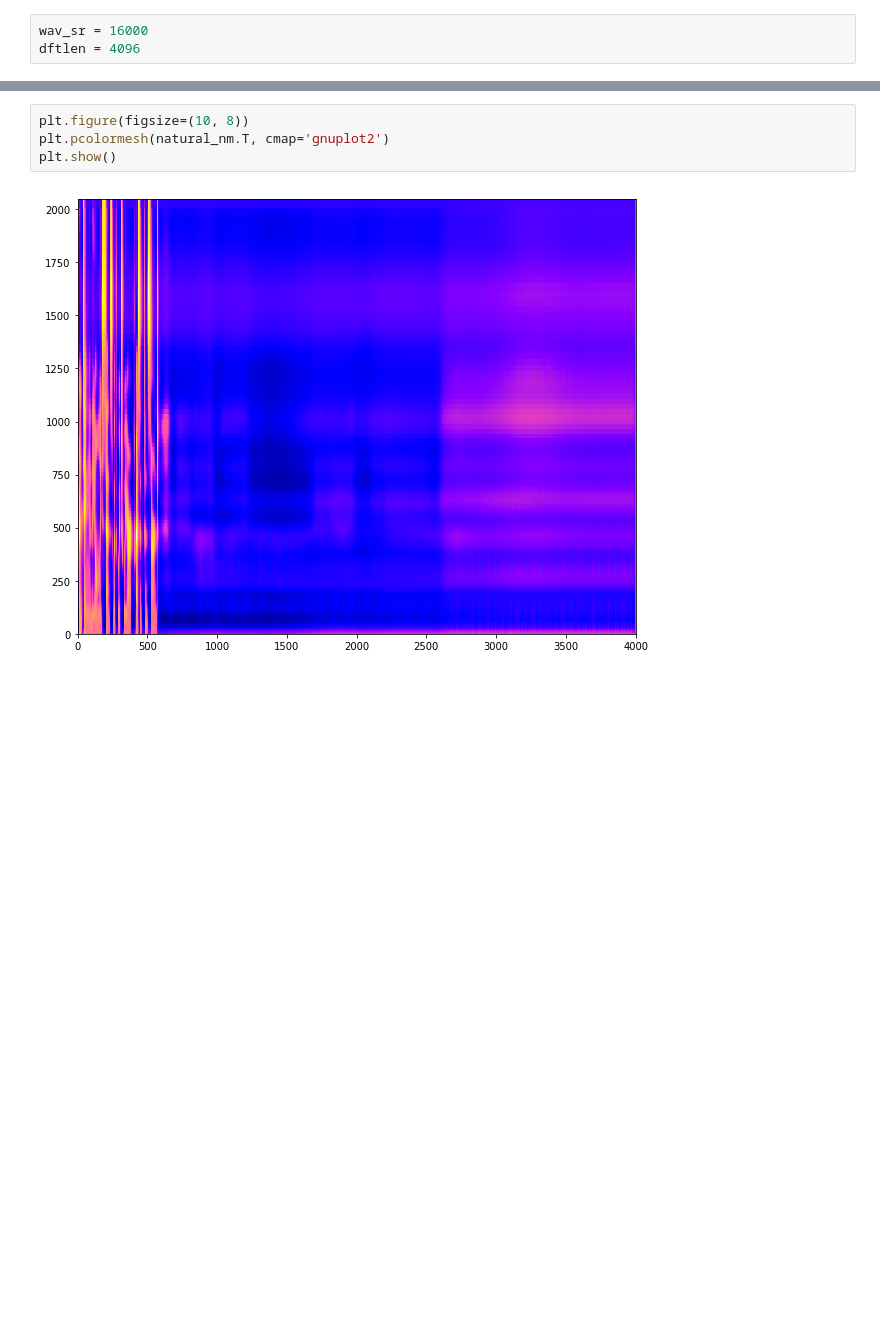
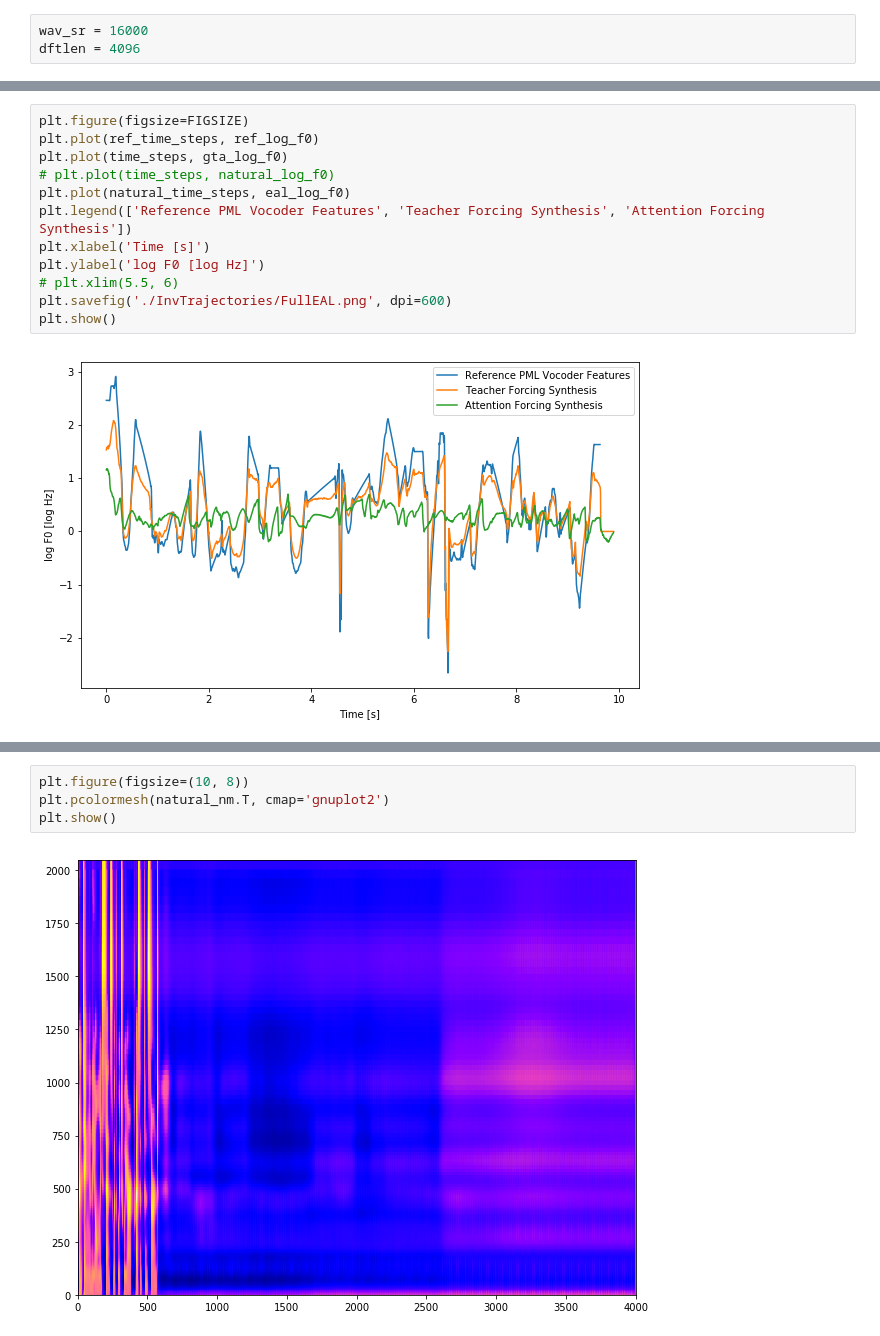
Before and after one commit to qingyundou/tacotron_qdou, a Jupyter notebook: notebooks/InvTrajectories.ipynb, the cells around one changed output, grey strips where cells are left out. Cells and saved outputs as stored; diff of their text form; blank space fills up the shorter version.

```diff
--- a/notebooks/InvTrajectories.ipynb
+++ b/notebooks/InvTrajectories.ipynb
@@ -11,0 +205,14 @@ pml_feat_eal = np.load('/home/josh/tacotron/tacotron_output/eal/pml-ljspeech-000
+# %%
+plt.figure(figsize=FIGSIZE)
+plt.plot(ref_time_steps, ref_log_f0)
+plt.plot(time_steps, gta_log_f0)
+# plt.plot(time_steps, natural_log_f0)
+plt.plot(natural_time_steps, eal_log_f0)
+plt.legend(['Reference PML Vocoder Features', 'Teacher Forcing Synthesis', 'Attention Forcing Synthesis'])
+plt.xlabel('Time [s]')
+plt.ylabel('log F0 [log Hz]')
+# plt.xlim(5.5, 6)
+plt.savefig('./InvTrajectories/FullEAL.png', dpi=600)
+plt.show()
+# %% [output]
+[figure, added]
```
Also changed, not shown: parts of 35 cells of this notebook, 34 other files.
